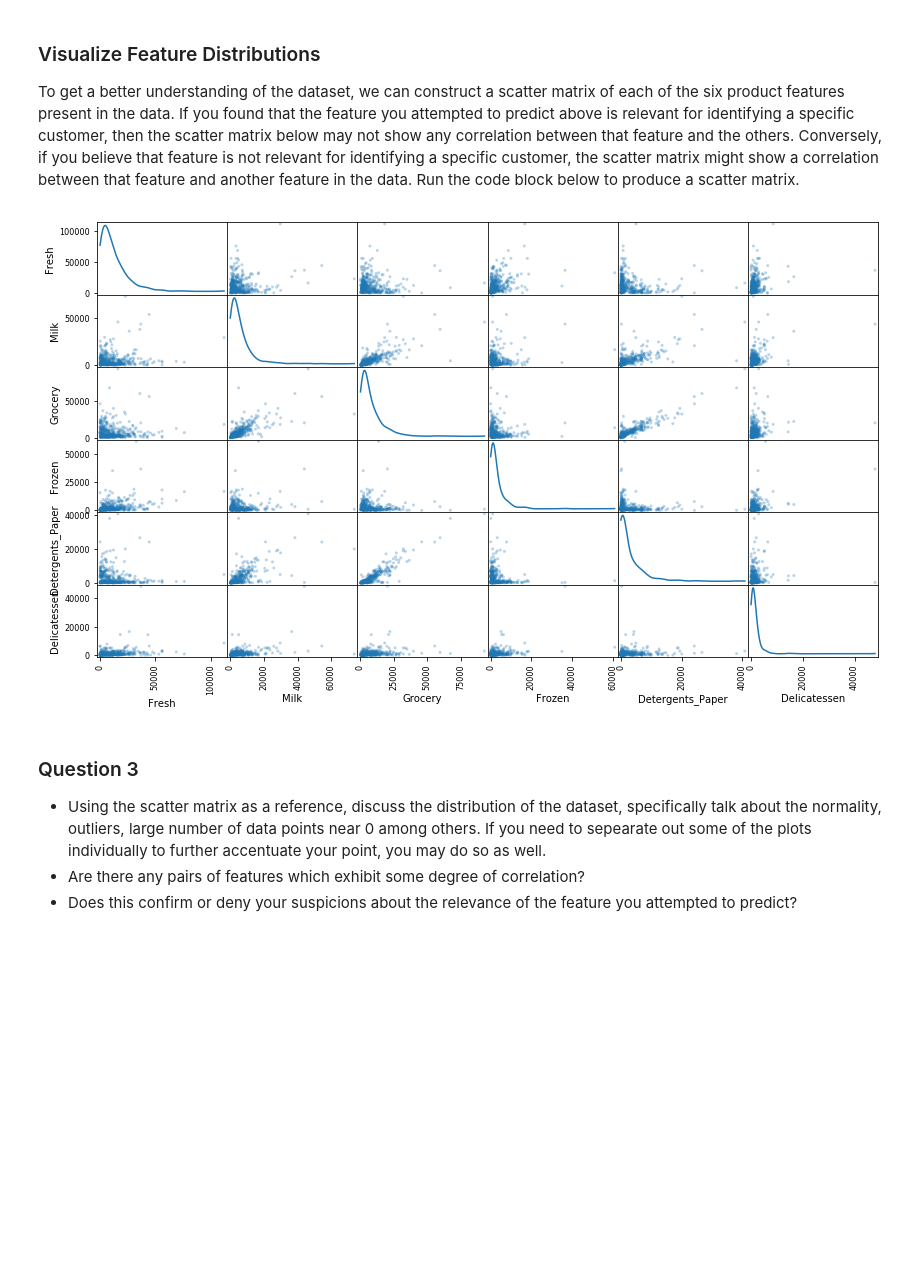
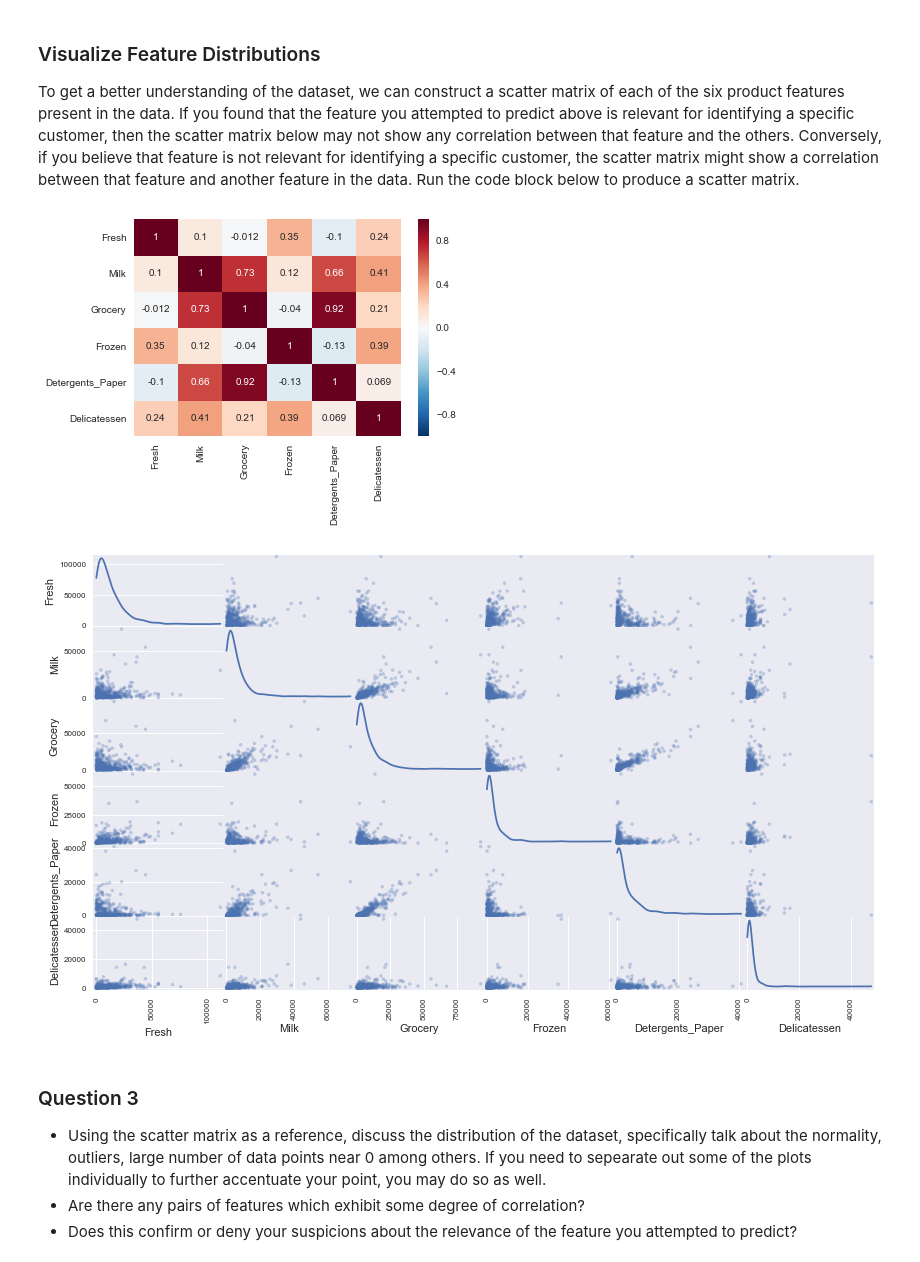
Before and after one commit to lalitsomnathe/machine-learning-master-UdacityND, a Jupyter notebook: customer_segments/customer_segments.ipynb, the cells around one changed output. Cells and saved outputs as stored; diff of their text form; code cells hidden in the pictures; blank space fills up the shorter version.

```diff
--- a/customer_segments/customer_segments.ipynb
+++ b/customer_segments/customer_segments.ipynb
@@ -151,10 +151,14 @@ score is  0.728655181254
 ### Visualize Feature Distributions
 To get a better understanding of the dataset, we can construct a scatter matrix of each of the six product features present in the data. If you found that the feature you attempted to predict above is relevant for identifying a specific customer, then the scatter matrix below may not show any correlation between that feature and the others. Conversely, if you believe that feature is not relevant for identifying a specific customer, the scatter matrix might show a correlation between that feature and another feature in the data. Run the code block below to produce a scatter matrix.
 # %%
+import seaborn as sns
+sns.heatmap(data.corr(), annot=True)
+
 # Produce a scatter matrix for each pair of features in the data
 pd.plotting.scatter_matrix(data, alpha = 0.3, figsize = (14,8), diagonal = 'kde');
 # %% [output]
-[figure, old version]
+[figure, new version]
+[figure, added]
 # %% [markdown]
 ### Question 3
 * Using the scatter matrix as a reference, discuss the distribution of the dataset, specifically talk about the normality, outliers, large number of data points near 0 among others. If you need to sepearate out some of the plots individually to further accentuate your point, you may do so as well.
```
Also changed, not shown: parts of 19 cells of this notebook, 1 other file.
